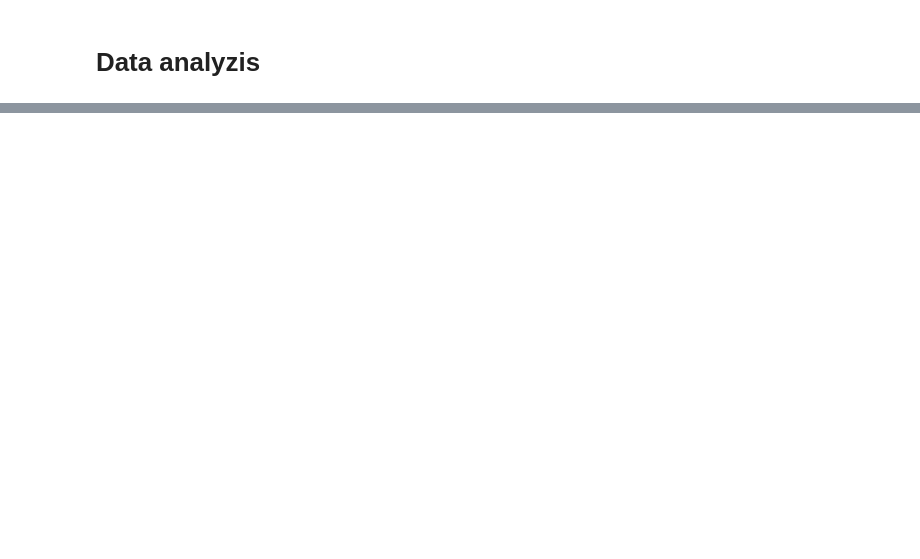
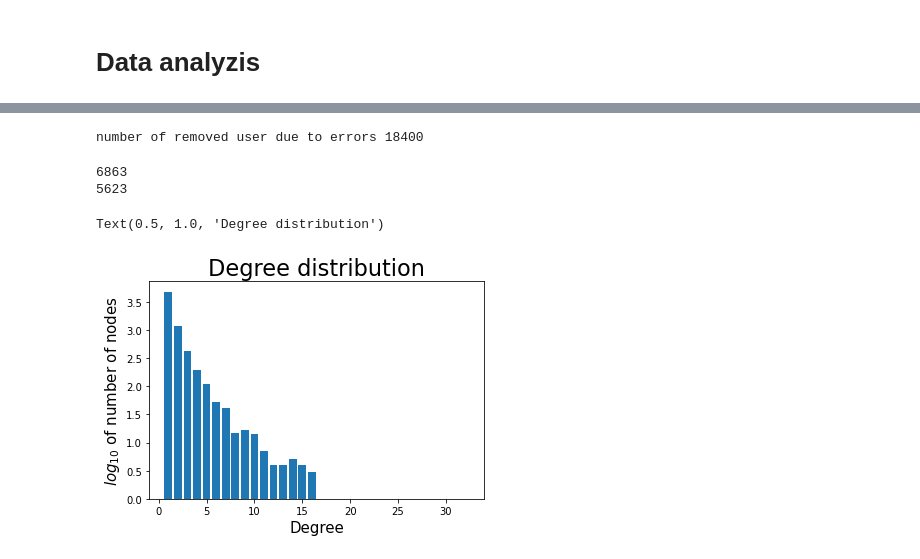
Before and after one commit to LaugeHermansen/com-soc-proj-a, a Jupyter notebook: get_data.ipynb, the cells around one changed output, grey strips where cells are left out. Saved outputs shown, nothing was run; the diff lists cells and outputs as text; code cells hidden in the pictures; blank space fills up the shorter version.

```diff
--- a/get_data.ipynb
+++ b/get_data.ipynb
@@ -108,0 +142,42 @@ data_comments
+# %%
+data_comments
+
+get_author = {row['id']: row['author'] for _,row in tqdm(data_comments.iterrows())}
+# %%
+connections = defaultdict(int)
+i=0
+for _,row in data_comments.iterrows():
+    try: connections[row['author'],get_author[row['parent_id'][3:]]] += 1
+    except KeyError:
+        i += 1
+edges = [(row[1],row[0], connections[row[1],row[0]] + connections[row[0],row[1]]) for row in connections if (row[0],row[1]) in connections and (row[1],row[0]) in connections]
+
+print('number of removed comments due to errors', i)
+# %% [output]
+number of removed user due to errors 18400
+# %%
+G = nx.Graph()
+
+for u,v,w in edges:
+    G.add_edge(u,v,weight = w)
+# %%
+print(G.number_of_nodes())
+print(G.number_of_edges())
+# %% [output]
+6863
+5623
+# %%
+degrees = list(dict(G.degree()).values())
+degree_dist = defaultdict(int)
+for d in degrees:
+    degree_dist[d] += 1
+
+sorted(tuple(degree_dist.items()))
+
+plt.bar(degree_dist.keys(), np.log10(list(degree_dist.values())))
+plt.xlabel('Degree', fontsize = labelsize)
+plt.ylabel('$log_{10}$ of number of nodes', fontsize = labelsize)
+plt.title('Degree distribution', fontsize = title_size)
+# %% [output]
+Text(0.5, 1.0, 'Degree distribution')
+[figure, added]
```
Also changed, not shown: parts of 10 cells of this notebook, 3 other files.
